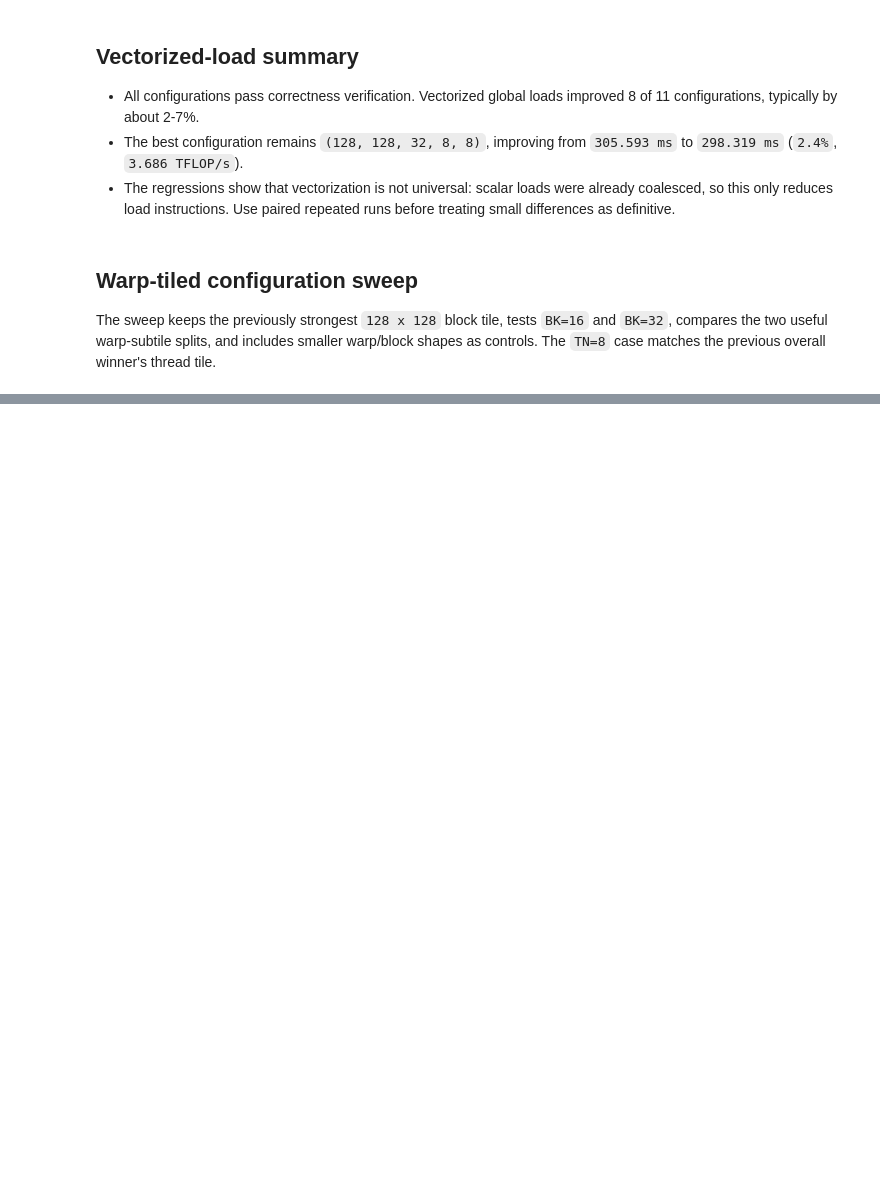
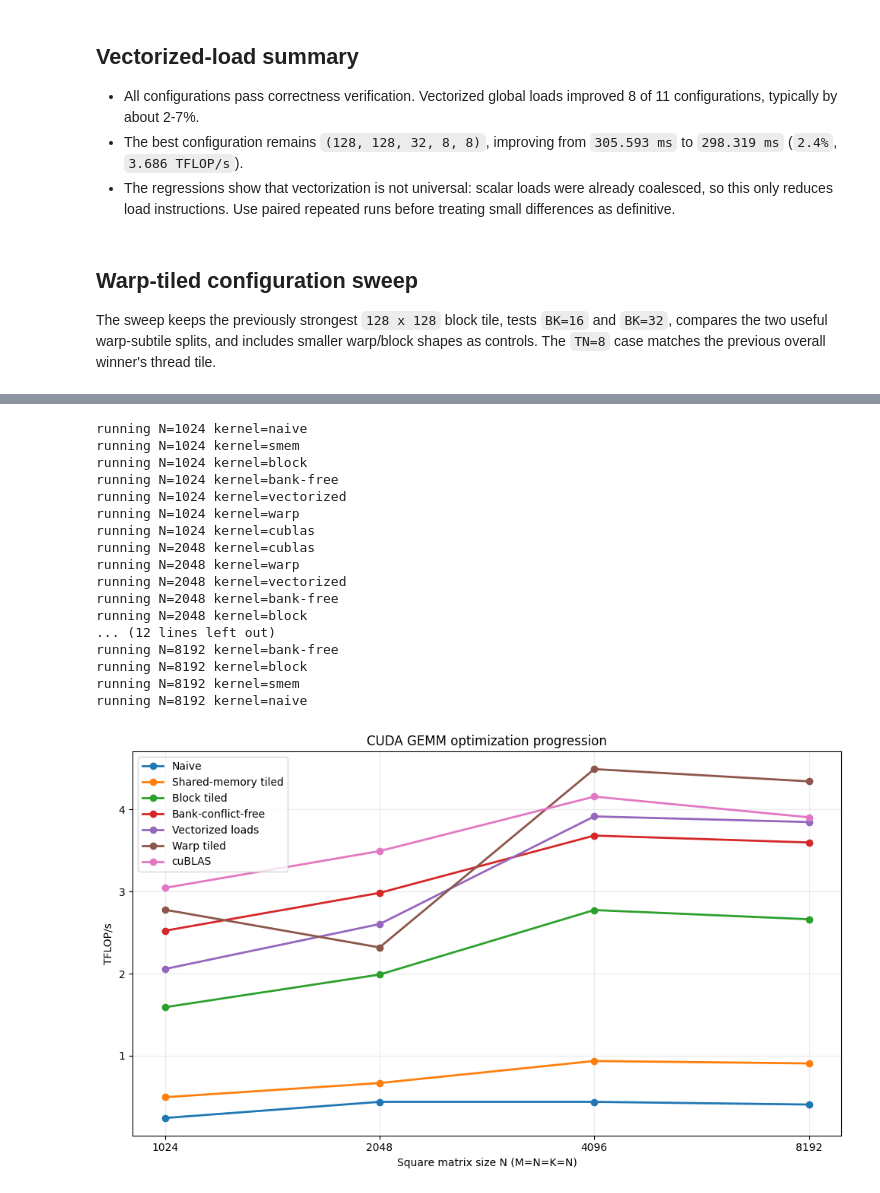
Before and after one commit to Sushil2006/matmul_cuda, a Jupyter notebook: notebook.ipynb, the cells around one changed output, grey strips where cells are left out. Cells and saved outputs as stored; diff of their text form; code cells hidden in the pictures; blank space fills up the shorter version.

Commit message:
Add comparison graph

```diff
--- a/notebook.ipynb
+++ b/notebook.ipynb
@@ -488,0 +544,74 @@ CalledProcessError: Command '['./matmul', '--kernel', 'warp', '--M', '8192', '--
+# %%
+import matplotlib.pyplot as plt
+
+sizes = [1024, 2048, 4096, 8192]
+kernels = ['naive', 'smem', 'block', 'bank-free', 'vectorized', 'warp', 'cublas']
+labels = {
+    'naive': 'Naive',
+    'smem': 'Shared-memory tiled',
+    'block': 'Block tiled',
+    'bank-free': 'Bank-conflict-free',
+    'vectorized': 'Vectorized loads',
+    'warp': 'Warp tiled',
+    'cublas': 'cuBLAS',
+}
+
+# These are the best configurations established by the preceding sweeps and summaries.
+config_args = {
+    'naive': [],
+    'smem': ['--BM', '32', '--BN', '32', '--BK', '128'],
+    'block': ['--BM', '128', '--BN', '128', '--BK', '32', '--TM', '8', '--TN', '8'],
+    'bank-free': ['--BM', '128', '--BN', '128', '--BK', '32', '--TM', '8', '--TN', '8'],
+    'vectorized': ['--BM', '128', '--BN', '128', '--BK', '32', '--TM', '8', '--TN', '8'],
+    'warp': ['--BM', '128', '--BN', '128', '--BK', '16', '--WM', '64', '--WN', '64', '--WNITER', '2', '--TM', '8', '--TN', '4'],
+    'cublas': [],
+}
+
+progression_rows = []
+for size_index, size in enumerate(sizes):
+    order = kernels if size_index % 2 == 0 else kernels[::-1]
+    for kernel in order:
+        print(f'running N={size} kernel={kernel}', flush=True)
+        command = ['./matmul', '--kernel', kernel, '--M', str(size), '--N', str(size), '--K', str(size),
+                   '--runs', '3', '--no-verify'] + config_args[kernel]
+        completed = subprocess.run(command, capture_output=True, text=True, check=True)
+        metrics = dict(item.split('=', 1) for item in completed.stdout.strip().splitlines()[-1].split())
+        time_ms, tflops = float(metrics['time_ms']), float(metrics['tflops'])
+        progression_rows.append({'N': size, 'kernel': kernel, 'tflops': tflops, 'time_ms': time_ms})
+
+progression_df = pd.DataFrame(progression_rows)
+progression_df.pivot(index='N', columns='kernel', values='tflops').reindex(columns=kernels)
+
+fig, ax = plt.subplots(figsize=(10, 6))
+for kernel in kernels:
+    values = progression_df[progression_df['kernel'] == kernel].sort_values('N')
+    ax.plot(values['N'], values['tflops'], marker='o', linewidth=2, label=labels[kernel])
+ax.set_xscale('log', base=2)
+ax.set_xticks(sizes)
+ax.set_xticklabels([str(size) for size in sizes])
+ax.set_xlabel('Square matrix size N (M=N=K=N)')
+ax.set_ylabel('TFLOP/s')
+ax.set_title('CUDA GEMM optimization progression')
+ax.grid(True, which='both', alpha=0.25)
+ax.legend()
+fig.tight_layout()
+plt.show()
+# %% [output]
+running N=1024 kernel=naive
+running N=1024 kernel=smem
+running N=1024 kernel=block
+running N=1024 kernel=bank-free
+running N=1024 kernel=vectorized
+running N=1024 kernel=warp
+running N=1024 kernel=cublas
+running N=2048 kernel=cublas
+running N=2048 kernel=warp
+running N=2048 kernel=vectorized
+running N=2048 kernel=bank-free
+running N=2048 kernel=block
+... (12 lines left out)
+running N=8192 kernel=bank-free
+running N=8192 kernel=block
+running N=8192 kernel=smem
+running N=8192 kernel=naive
+[figure, added]
```
Also changed, not shown: parts of 4 cells of this notebook, 1 other file.
